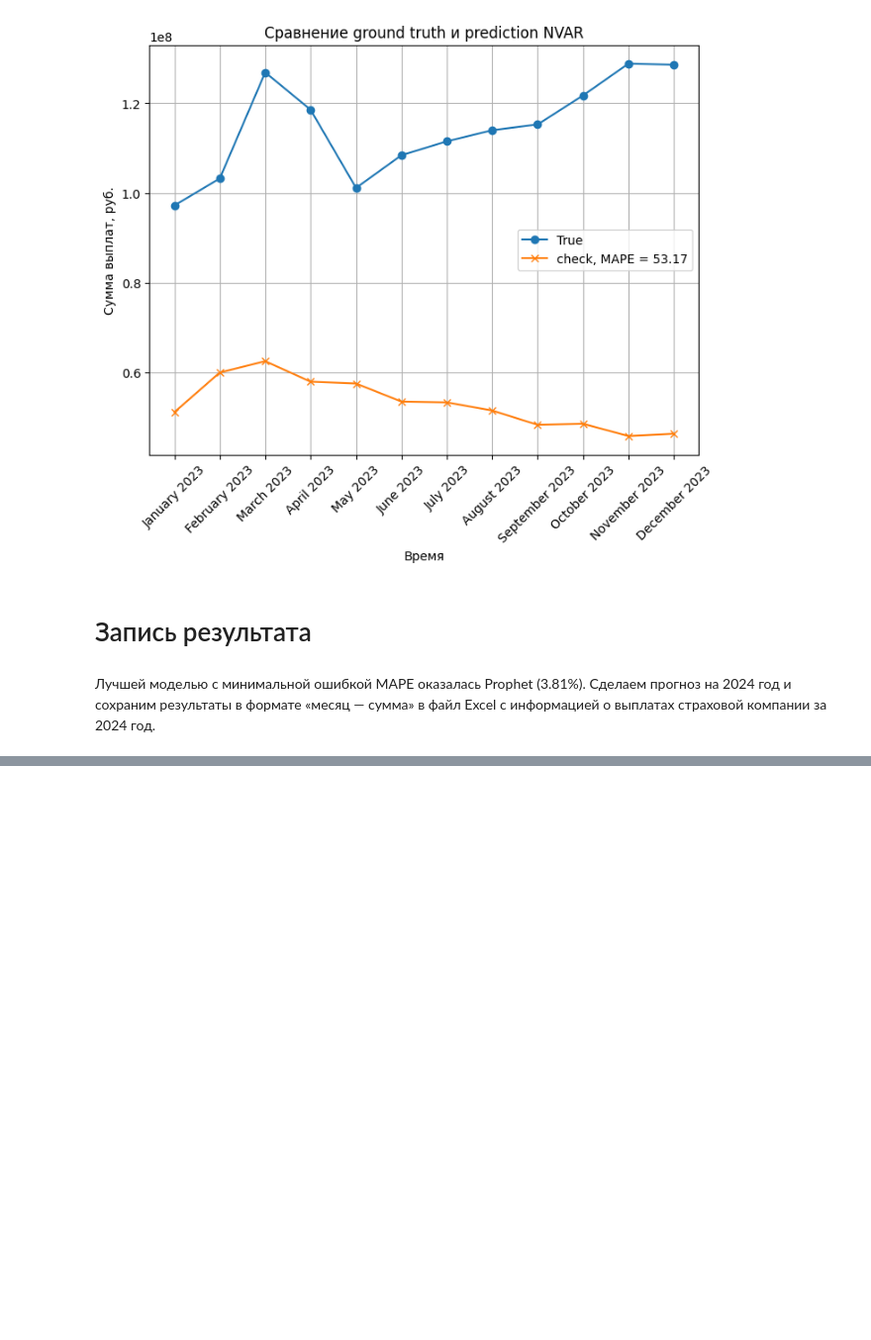
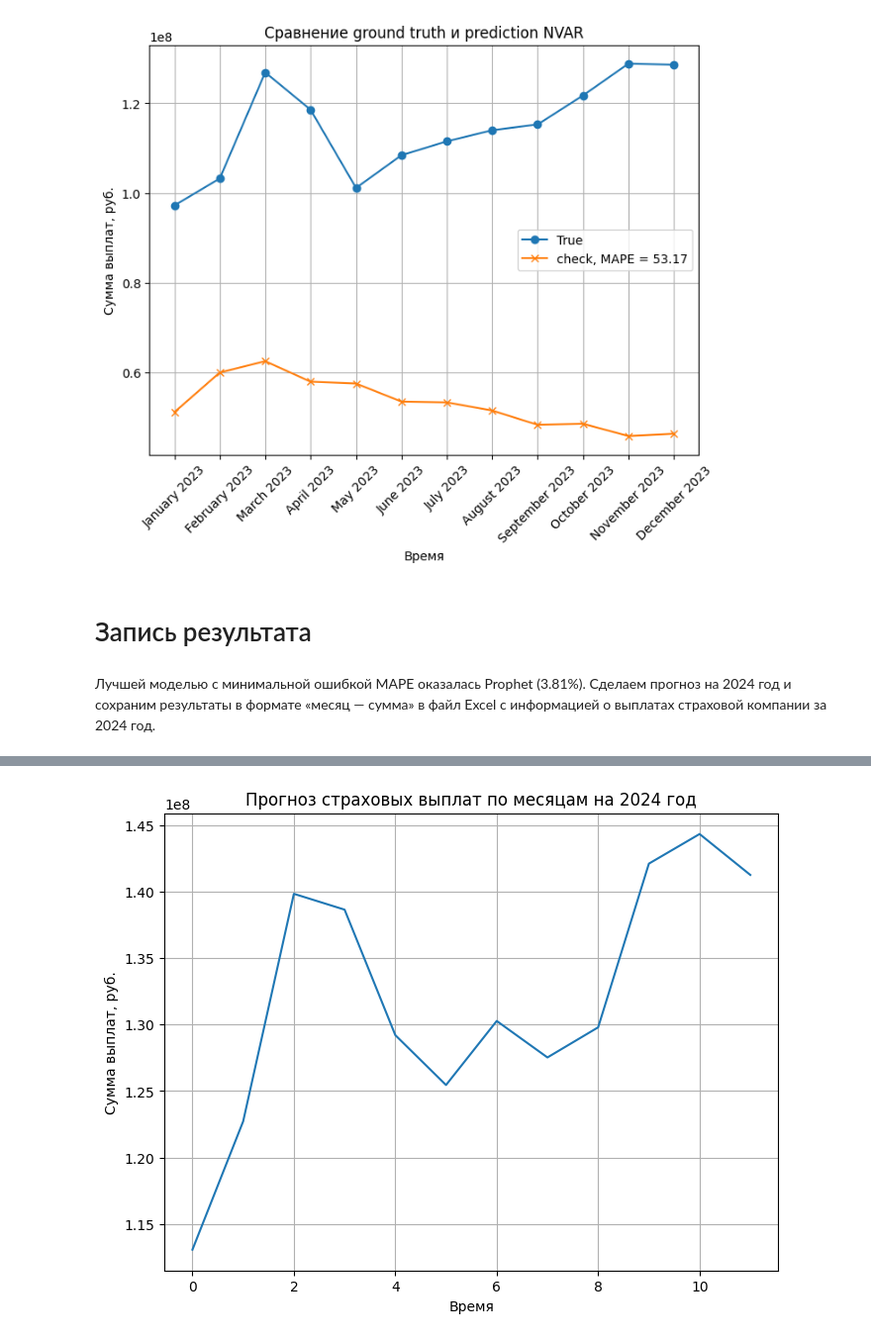
Before and after one commit to ATHigh/RiskPredict-Sber, a Jupyter notebook: solution.ipynb, the cells around one changed output, grey strips where cells are left out. Shown at 99% size. Saved outputs shown, nothing was run; the diff lists cells and outputs as text; code cells hidden in the pictures; blank space fills up the shorter version.

```diff
--- a/solution.ipynb
+++ b/solution.ipynb
@@ -1213,3 +1213,5 @@ plt.grid()
 # Запись результата
 # %% [markdown]
 Лучшей моделью с минимальной ошибкой MAPE оказалась Prophet (3.81%). Сделаем прогноз на 2024 год и сохраним результаты в формате «месяц — сумма» в файл Excel с информацией о выплатах страховой компании за 2024 год.
+# %%
+_, forecast_2024 = prophet_generative_forecast_optimized(ts_delta.reset_index(), start_date='2024-01-01', end_date='2024-12-31')
@@ -1215,0 +1236,9 @@ plt.grid()
+# %%
+plt.figure(figsize=(8,6))
+plt.plot(forecast_2024['service_amount_net'])
+plt.title('Прогноз страховых выплат по месяцам на 2024 год')
+plt.xlabel('Время')
+plt.ylabel('Сумма выплат, руб.')
+plt.grid()
+# %% [output]
+[figure, added]
```
Also changed, not shown: parts of 3 cells of this notebook, 1 other file.
